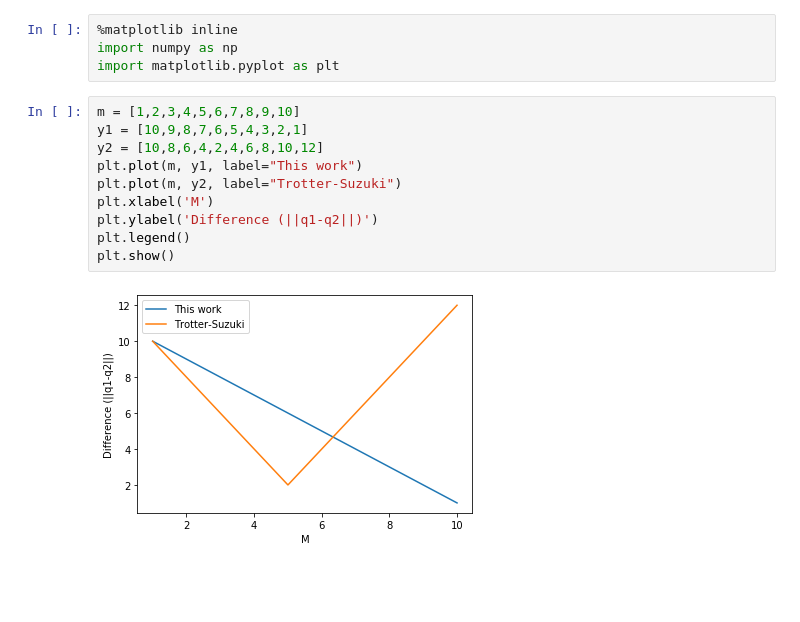
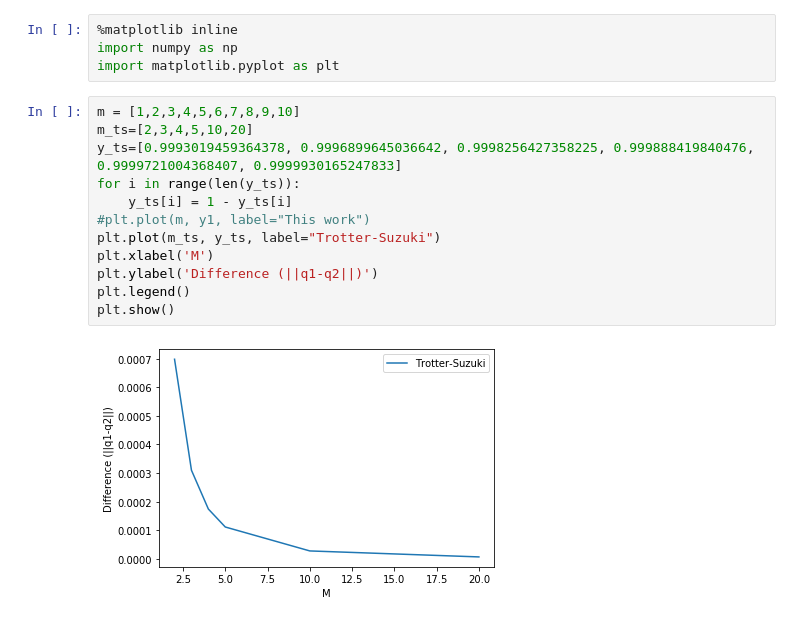
Before and after one commit to hoshitaro/32-Improved-Hamiltonian-Simulation, a Jupyter notebook: Plotting.ipynb, the cells around one changed output. Saved outputs shown, nothing was run; the diff lists cells and outputs as text; blank space fills up the shorter version.

```diff
--- a/Plotting.ipynb
+++ b/Plotting.ipynb
@@ -4,13 +4,15 @@ import numpy as np
 import matplotlib.pyplot as plt
 # %%
 m = [1,2,3,4,5,6,7,8,9,10]
-y1 = [10,9,8,7,6,5,4,3,2,1]
-y2 = [10,8,6,4,2,4,6,8,10,12]
-plt.plot(m, y1, label="This work")
-plt.plot(m, y2, label="Trotter-Suzuki")
+m_ts=[2,3,4,5,10,20]
+y_ts=[0.9993019459364378, 0.9996899645036642, 0.9998256427358225, 0.999888419840476, 0.9999721004368407, 0.9999930165247833]
+for i in range(len(y_ts)):
+    y_ts[i] = 1 - y_ts[i]
+#plt.plot(m, y1, label="This work")
+plt.plot(m_ts, y_ts, label="Trotter-Suzuki")
 plt.xlabel('M')
 plt.ylabel('Difference (||q1-q2||)')
 plt.legend()
 plt.show()
 # %% [output]
-[figure, old version]
+[figure, new version]
```
Also changed, not shown: 1 other file.
